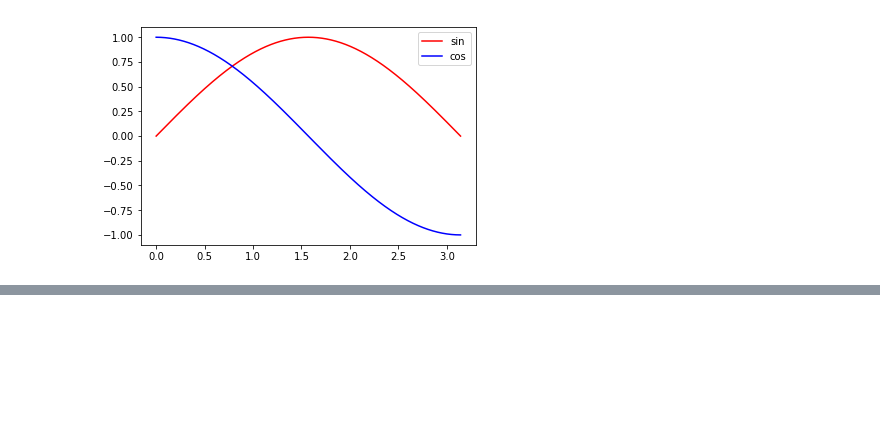
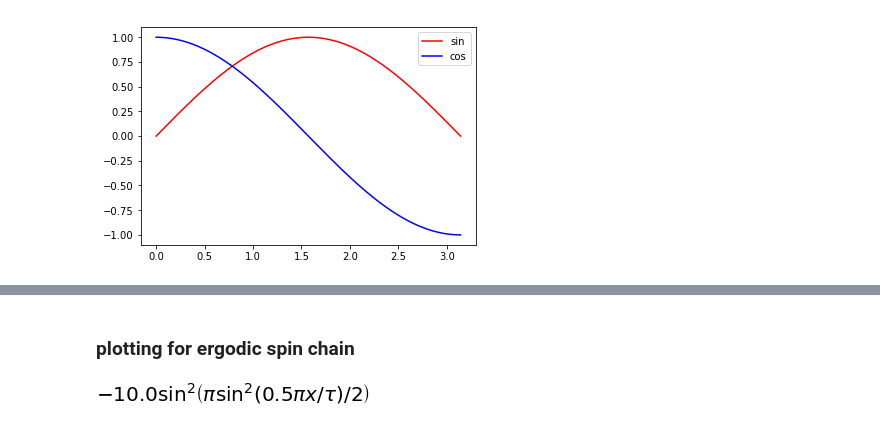
Before and after one commit to alexandreday/counterdiabatic-driving, a Jupyter notebook: codes/CD_driving_analytic.ipynb, the cells around one changed output, grey strips where cells are left out. Saved outputs shown, nothing was run; the diff lists cells and outputs as text; code cells hidden in the pictures; blank space fills up the shorter version.

```diff
--- a/codes/CD_driving_analytic.ipynb
+++ b/codes/CD_driving_analytic.ipynb
@@ -88,0 +81,11 @@ plt.legend()
+# %% [markdown]
+### plotting for ergodic spin chain
+# %%
+def lambda_fn_sym(t):
+    p=np.pi
+    lambda_0=0.0
+    lambda_f=-10.0
+    return lambda_0 + (lambda_f-lambda_0)*sp.sin(pi/2*(sp.sin(t*pi/2.0/tau)**2))**2
+lambda_fn_sym(x)
+# %% [output]
+[figure, added]
```
Also changed, not shown: parts of 6 cells of this notebook, 17 other files.
